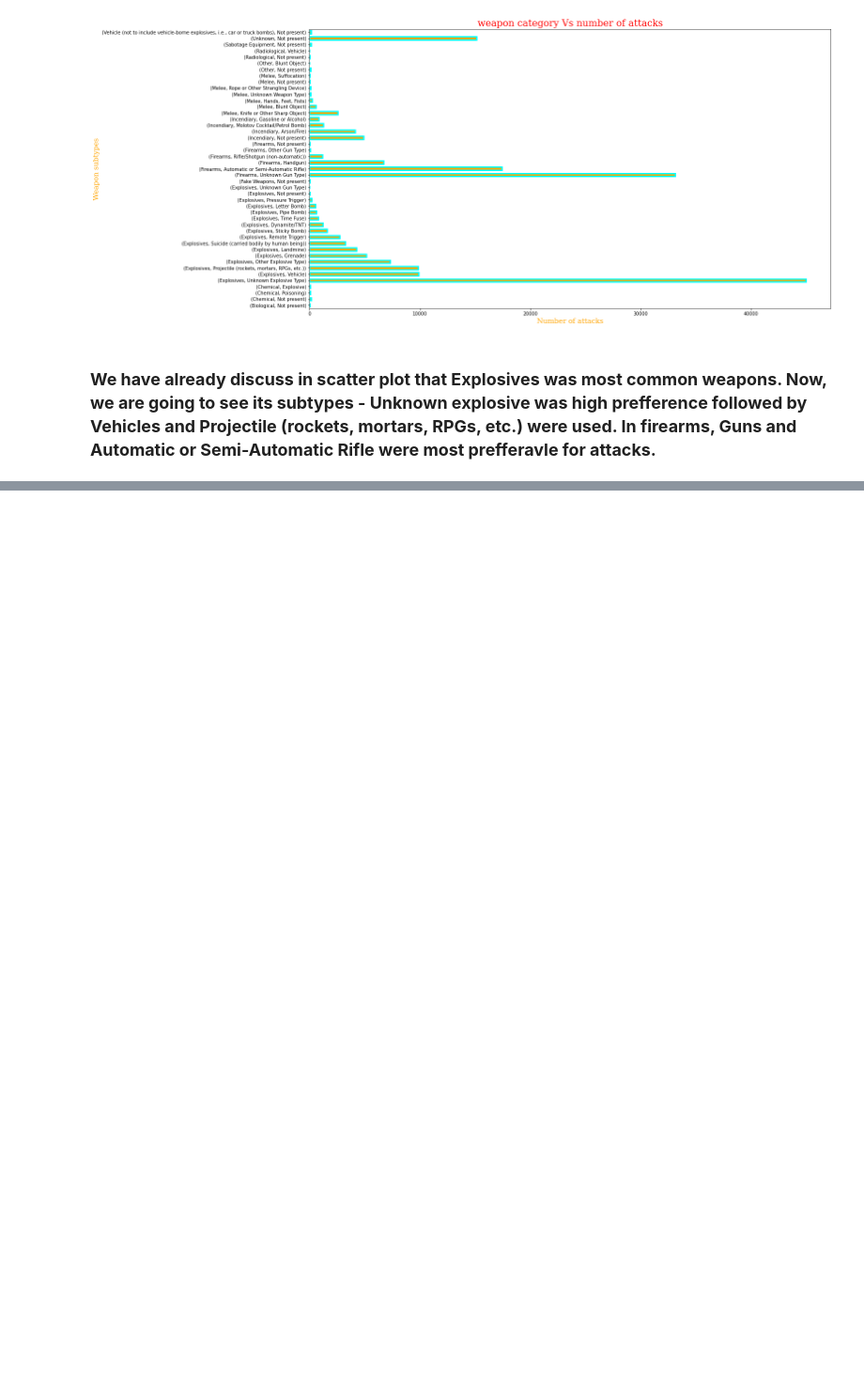
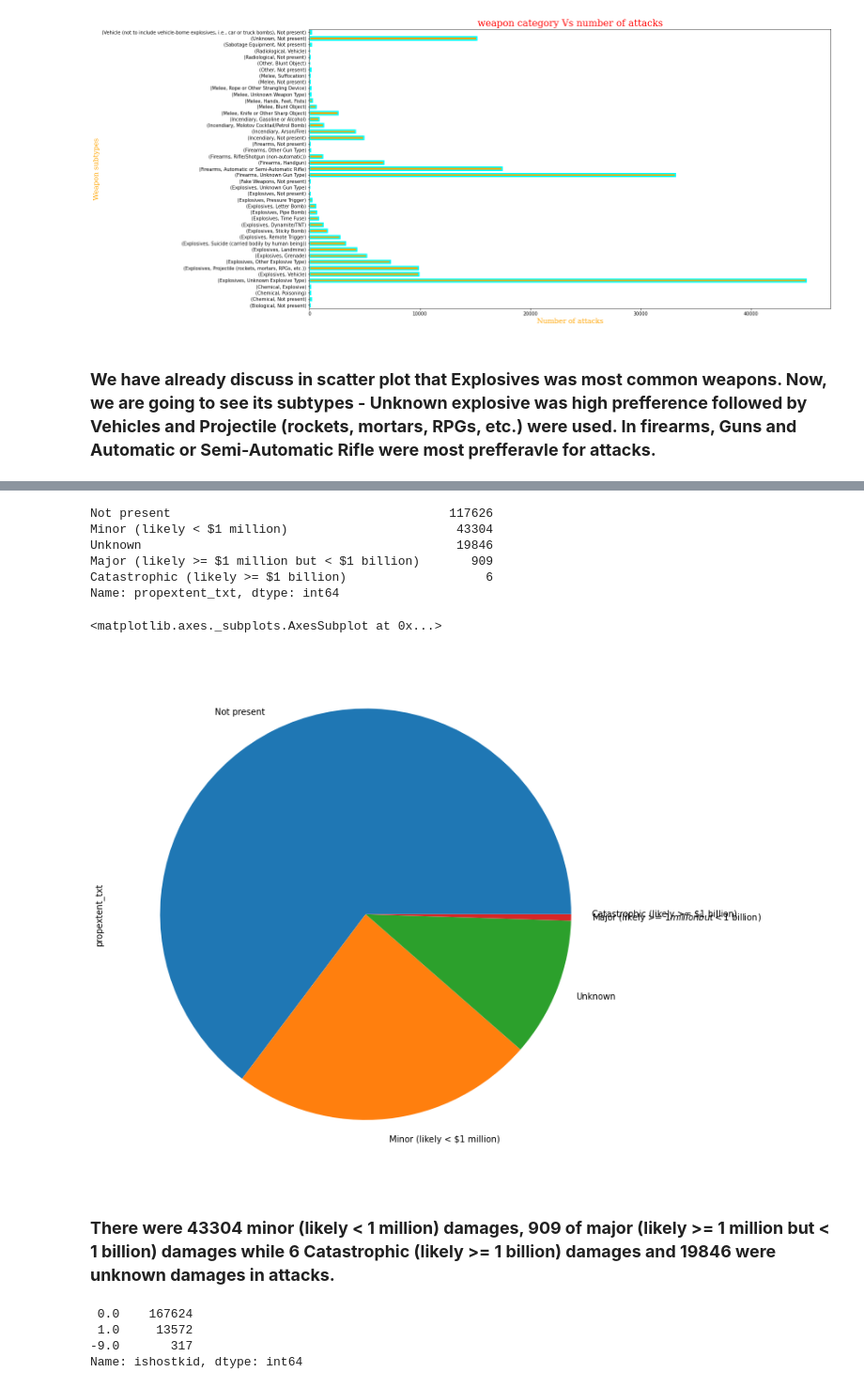
Before and after one commit to Gauravgade3/Global-Terrorism-Analysis, a Jupyter notebook: Global_Terrorism_Analysis_Capstone_Project.ipynb, the cells around one changed output, grey strips where cells are left out. Shown at 94% size. Saved outputs shown, nothing was run; the diff lists cells and outputs as text; code cells hidden in the pictures; blank space fills up the shorter version.

```diff
--- a/Global_Terrorism_Analysis_Capstone_Project.ipynb
+++ b/Global_Terrorism_Analysis_Capstone_Project.ipynb
@@ -539,0 +574,28 @@ Text(0, 0.5, 'Weapon subtypes')
+# %%
+# Estimating total damage in attacks
+propextent=df1['propextent_txt'].value_counts()
+propextent
+# %% [output]
+Not present                                      117626
+Minor (likely < $1 million)                       43304
+Unknown                                           19846
+Major (likely >= $1 million but < $1 billion)       909
+Catastrophic (likely >= $1 billion)                   6
+Name: propextent_txt, dtype: int64
+# %%
+# Representing damage in attacks
+propextent.plot(kind='pie')
+# %% [output]
+<matplotlib.axes._subplots.AxesSubplot at 0x...>
+[figure, added]
+# %% [markdown]
+### **There were 43304 minor (likely < 1 million) damages, 909 of major (likely >= 1 million but < 1 billion) damages while 6 Catastrophic (likely >= 1 billion) damages and 19846 were unknown damages in attacks.**
+# %%
+# Evaluating the number of attacks hosted by kids
+kid_host=df1['ishostkid'].value_counts()
+kid_host
+# %% [output]
+ 0.0    167624
+ 1.0     13572
+-9.0       317
+Name: ishostkid, dtype: int64
```
Also changed, not shown: parts of 8 cells of this notebook.
